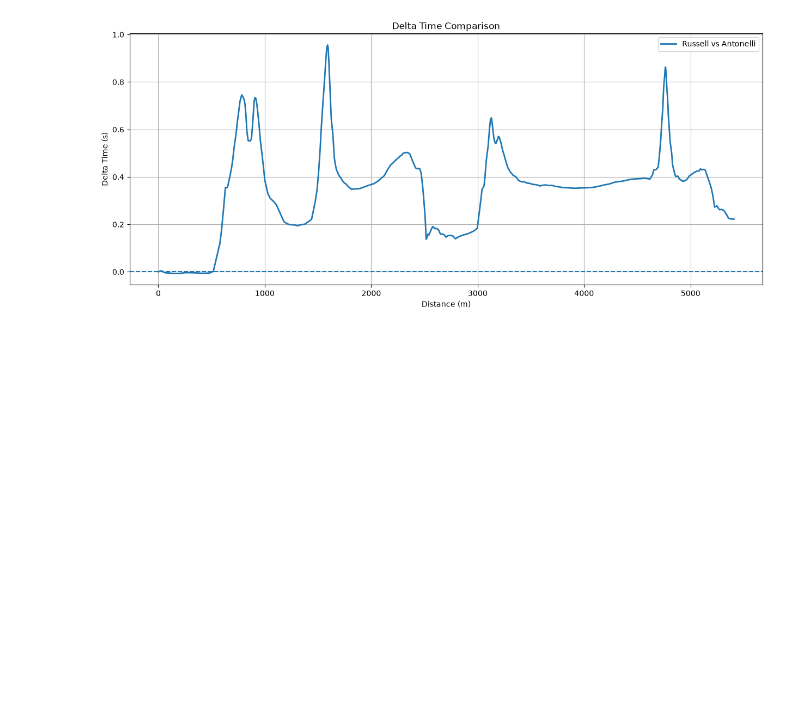
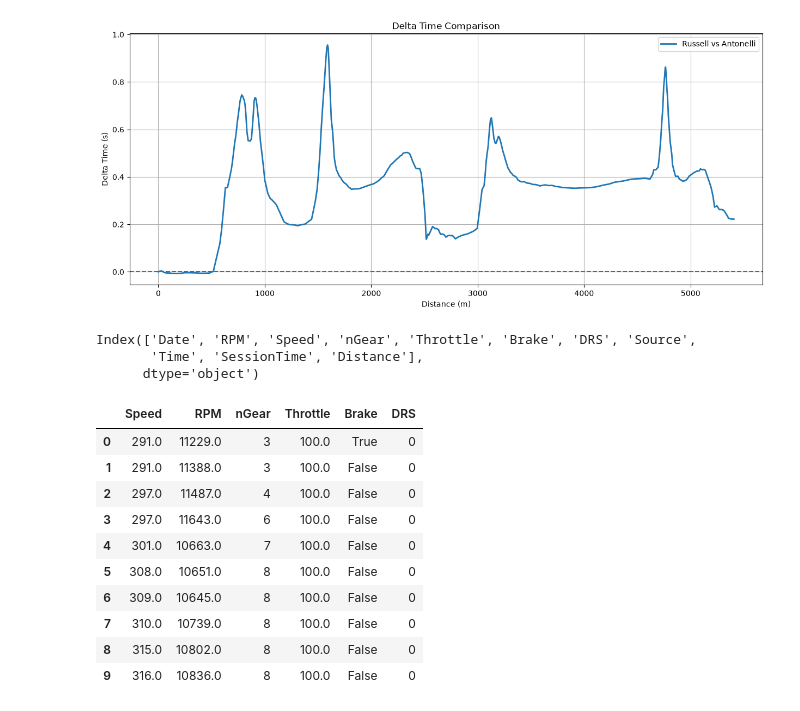
Before and after one commit to ishikajena1509/F1-Telemetry-Analysis, a Jupyter notebook: notebooks/02_china_2026_qualifying_analysis.ipynb.ipynb, the cells around one changed output. Saved outputs shown, nothing was run; the diff lists cells and outputs as text; code cells hidden in the pictures; blank space fills up the shorter version.

```diff
--- a/notebooks/02_china_2026_qualifying_analysis.ipynb.ipynb
+++ b/notebooks/02_china_2026_qualifying_analysis.ipynb.ipynb
@@ -808,3 +808,25 @@ plt.legend()
 plt.show()
 # %% [output]
 [figure]
+# %%
+antonelli_car_data.columns
+# %% [output]
+Index(['Date', 'RPM', 'Speed', 'nGear', 'Throttle', 'Brake', 'DRS', 'Source',
+       'Time', 'SessionTime', 'Distance'],
+      dtype='object')
+# %%
+antonelli_car_data[
+    ["Speed", "RPM", "nGear", "Throttle", "Brake", "DRS"]
+].head(10)
+# %% [output]
+|  | Speed | RPM | nGear | Throttle | Brake | DRS |
+| 0 | 291.0 | 11229.0 | 3 | 100.0 | True | 0 |
+| 1 | 291.0 | 11388.0 | 3 | 100.0 | False | 0 |
+| 2 | 297.0 | 11487.0 | 4 | 100.0 | False | 0 |
+| 3 | 297.0 | 11643.0 | 6 | 100.0 | False | 0 |
+| 4 | 301.0 | 10663.0 | 7 | 100.0 | False | 0 |
+| 5 | 308.0 | 10651.0 | 8 | 100.0 | False | 0 |
+| 6 | 309.0 | 10645.0 | 8 | 100.0 | False | 0 |
+| 7 | 310.0 | 10739.0 | 8 | 100.0 | False | 0 |
+| 8 | 315.0 | 10802.0 | 8 | 100.0 | False | 0 |
+| 9 | 316.0 | 10836.0 | 8 | 100.0 | False | 0 |
```
Also changed, not shown: parts of 5 cells of this notebook, 1 other file.
